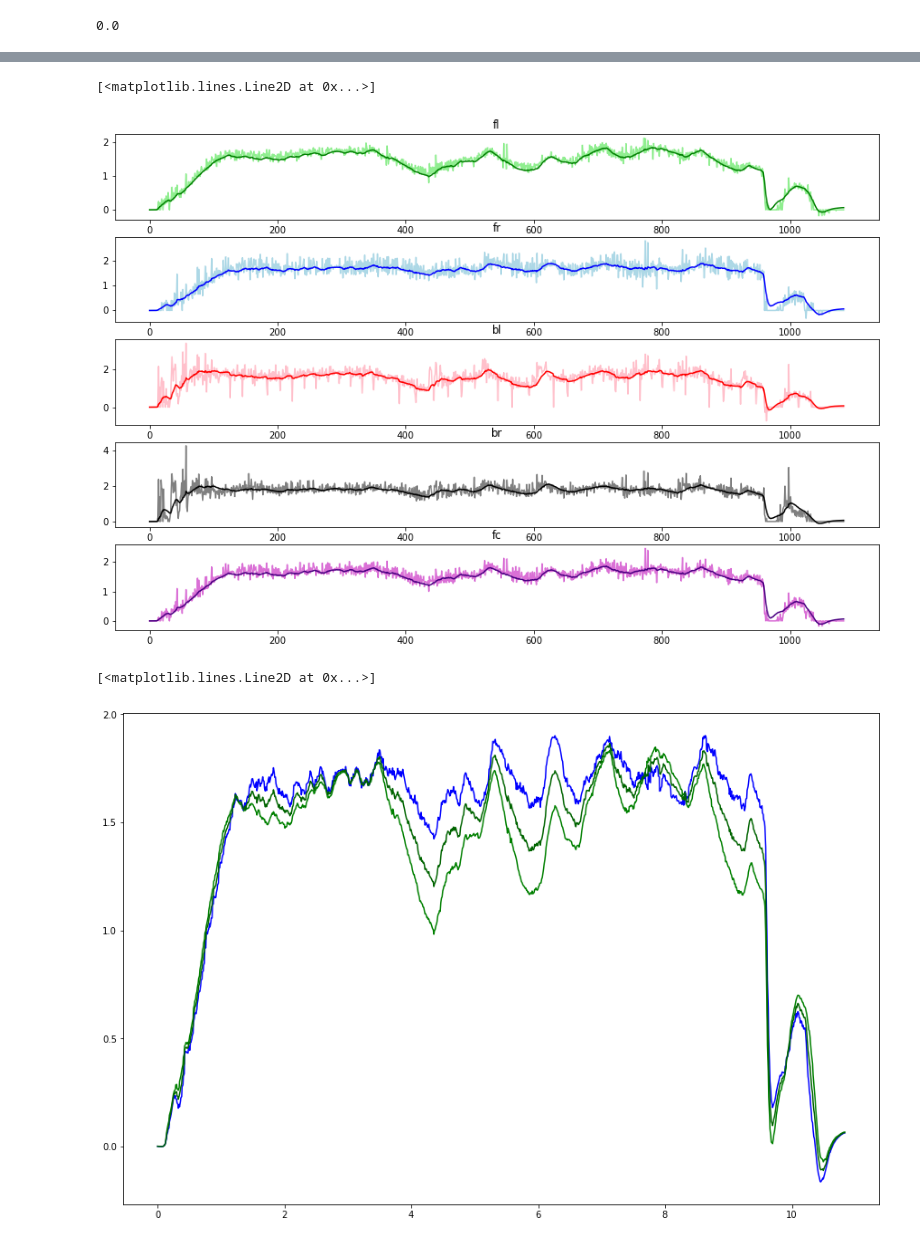
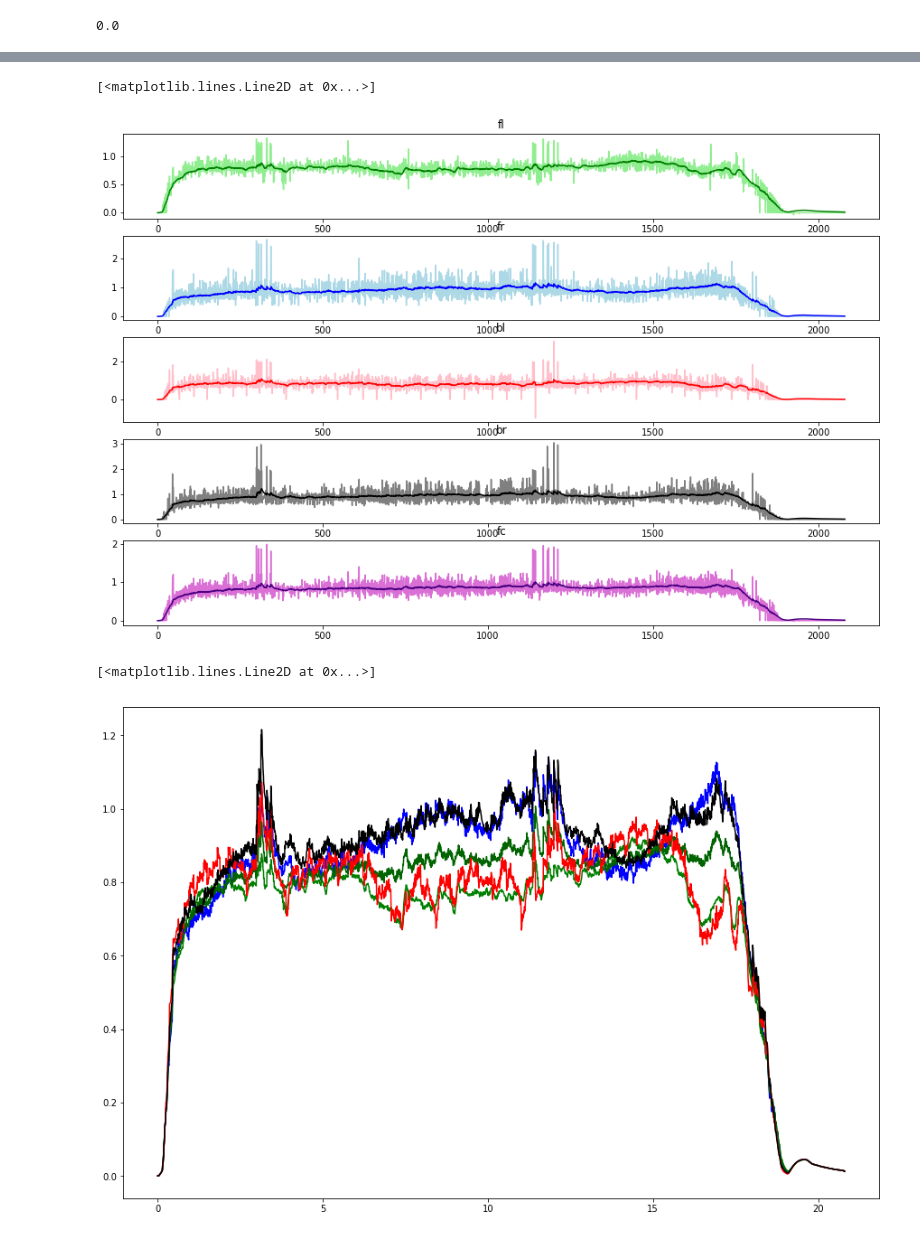
Before and after one commit to berickson/car, a Jupyter notebook: notebooks/Odometry.ipynb, the cells around one changed output, grey strips where cells are left out. Saved outputs shown, nothing was run; the diff lists cells and outputs as text; code cells hidden in the pictures.

```diff
--- a/notebooks/Odometry.ipynb
+++ b/notebooks/Odometry.ipynb
@@ -40,7 +40,7 @@ def big_figure():
 # %% [markdown]
 ## Settings
 # %%
-run_folder = 'tracks/desk/routes/X/runs/1'
+run_folder = 'tracks/desk/routes/Z/runs/6'
 front_meters_per_odometer_tick = 0.002528
 rear_meters_per_odometer_tick = 0.002017
 front_wheelbase_width_in_meters = 0.2413
@@ -282,19 +268,19 @@ plt.plot(run.fc_v,color='orchid')
 plt.plot(run.fc_kv,color='indigo')
 # %% [output]
 [<matplotlib.lines.Line2D at 0x...>]
-[figure, old version]
+[figure, new version]
 # %%
 big_figure()
 #plt.subplot(2,1,1)
 plt.plot(run.t ,run.fl_kv, color='green')
 plt.plot(run.t, run.fr_kv, color='blue')
 plt.plot(run.t, run.fc_kv, color='darkgreen')
 #plt.subplot(2,1,2)
-#plt.plot(run.t, run.bl_kv, color='red')
-#plt.plot(run.t, run.br_kv, color='black')
+plt.plot(run.t, run.bl_kv, color='red')
+plt.plot(run.t, run.br_kv, color='black')
 # %% [output]
 [<matplotlib.lines.Line2D at 0x...>]
-[figure, old version]
+[figure, new version]
 # %%
 def diff_n(v,n=1):
     rv = np.zeros_like(v,dtype=np.float)
```
Also changed, not shown: parts of 19 cells of this notebook, 2 other files.
